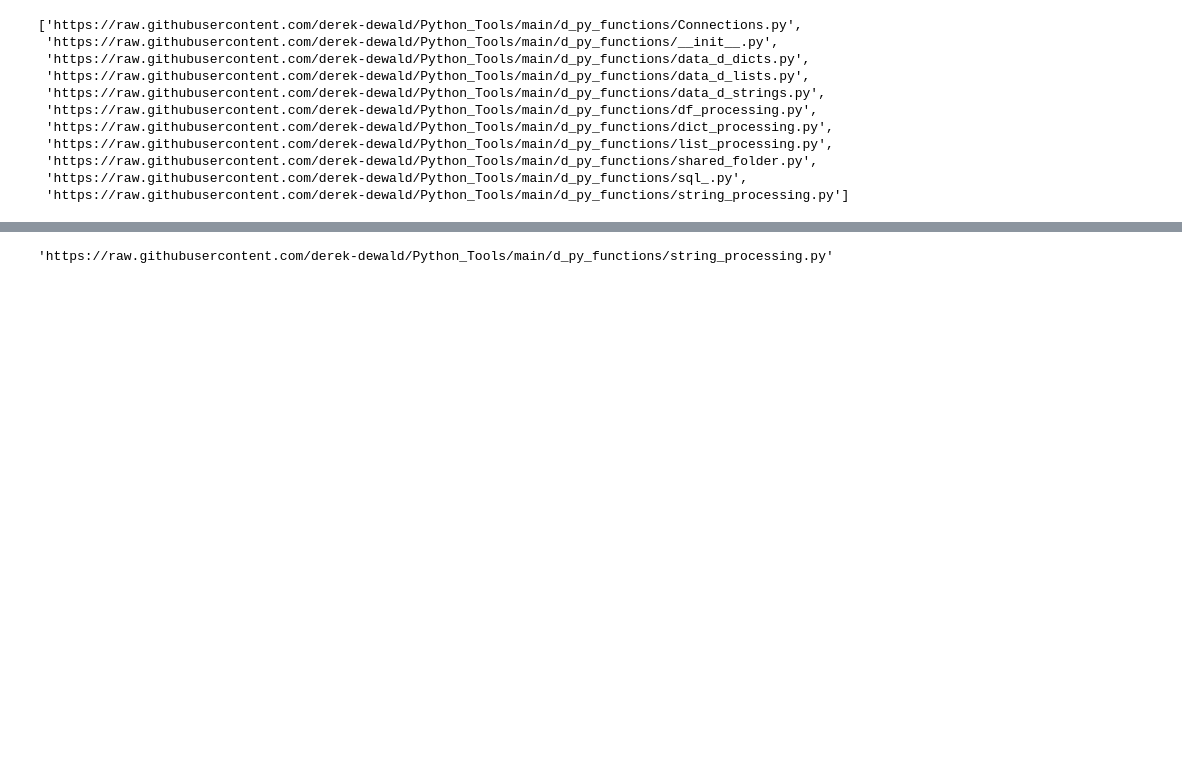
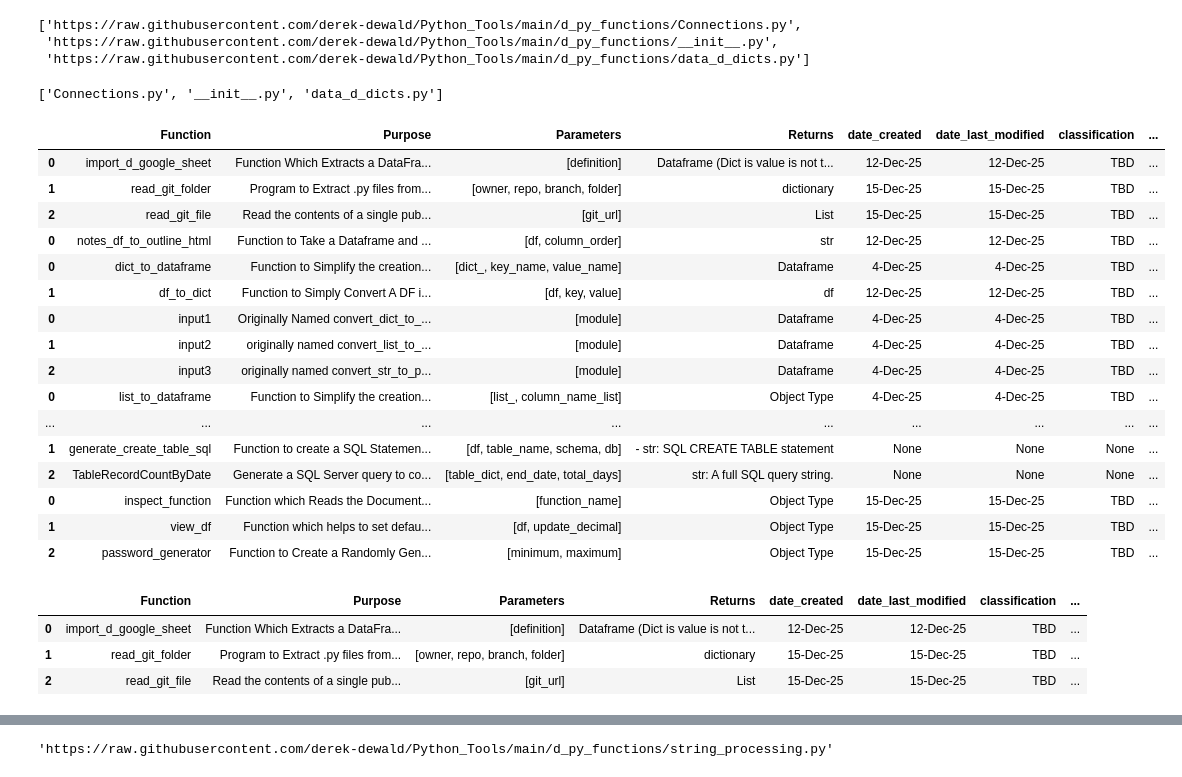
Before and after one commit to derek-dewald/Python_Tools, a Jupyter notebook: JupyterNotebooks/Daily WorkBook.ipynb, the cells around one changed output, grey strips where cells are left out. Cells and saved outputs as stored; diff of their text form; code cells hidden in the pictures; blank space fills up the shorter version.

```diff
--- a/JupyterNotebooks/Daily WorkBook.ipynb
+++ b/JupyterNotebooks/Daily WorkBook.ipynb
@@ -9,8 +9,9 @@ sys.path.append("/Users/derekdewald/Documents/Python/Github_Repo/d_py_functions"
 import streamlit as st
 import requests
 
+# This Function is manually produced here as by Default Git Doesnt know where to Look, and this helps it. Also Saved in connections.
 
-# This Function is manually produced here as by Default Git Doesnt know where to Look, and this helps it. Also Saved in connections.
+from connections import read_git_file
 
 def read_git_folder(owner='derek-dewald',repo='Python_Tools',branch='main',folder='d_py_functions'):
 
@@ -60,16 +61,60 @@ def read_git_folder(owner='derek-dewald',repo='Python_Tools',branch='main',folde
 git_file_dict = read_git_folder()
 git_file_list = [x['download_url'] for x in git_file_dict]
 git_file_name = [x['name'] for x in git_file_dict]
-git_file_list
+
+from shared_folder import parse_dot_py_file
+from connections import read_git_file
+
+function_list_df = pd.DataFrame()
+parameter_list_df = pd.DataFrame()
+
+for count,git_link in enumerate(git_file_list):
+    temp_func_text = read_git_file(git_link)
+    temp_function_df, temp_param_df = parse_dot_py_file(temp_func_text)
+    temp_function_df['Folder'] = git_file_name[count]
+    temp_param_df['Folder'] = git_file_name[count]
+    function_list_df = pd.concat([
+        function_list_df,
+        temp_function_df
+    ])
+    parameter_list_df = pd.concat([
+        parameter_list_df,
+        temp_function_df
+    ])
-# %% [output]
-['https://raw.githubusercontent.com/derek-dewald/Python_Tools/main/d_py_functions/Connections.py',
- 'https://raw.githubusercontent.com/derek-dewald/Python_Tools/main/d_py_functions/__init__.py',
- 'https://raw.githubusercontent.com/derek-dewald/Python_Tools/main/d_py_functions/data_d_dicts.py',
- 'https://raw.githubusercontent.com/derek-dewald/Python_Tools/main/d_py_functions/data_d_lists.py',
- 'https://raw.githubusercontent.com/derek-dewald/Python_Tools/main/d_py_functions/data_d_strings.py',
- 'https://raw.githubusercontent.com/derek-dewald/Python_Tools/main/d_py_functions/df_processing.py',
- 'https://raw.githubusercontent.com/derek-dewald/Python_Tools/main/d_py_functions/dict_processing.py',
- 'https://raw.githubusercontent.com/derek-dewald/Python_Tools/main/d_py_functions/list_processing.py',
- 'https://raw.githubusercontent.com/derek-dewald/Python_Tools/main/d_py_functions/shared_folder.py',
- 'https://raw.githubusercontent.com/derek-dewald/Python_Tools/main/d_py_functions/sql_.py',
- 'https://raw.githubusercontent.com/derek-dewald/Python_Tools/main/d_py_functions/string_processing.py']
+# %%
+git_file_list[:3]
+# %% [output]
+['https://raw.githubusercontent.com/derek-dewald/Python_Tools/main/d_py_functions/Connections.py',
+ 'https://raw.githubusercontent.com/derek-dewald/Python_Tools/main/d_py_functions/__init__.py',
+ 'https://raw.githubusercontent.com/derek-dewald/Python_Tools/main/d_py_functions/data_d_dicts.py']
+# %%
+git_file_name[:3]
+# %% [output]
+['Connections.py', '__init__.py', 'data_d_dicts.py']
+# %%
+parameter_list_df
+# %% [output]
+|  | Function | Purpose | Parameters | Returns | date_created | date_last_modified | classification | ... |
+| 0 | import_d_google_sheet | Function Which Extracts a DataFra... | [definition] | Dataframe (Dict is value is not t... | 12-Dec-25 | 12-Dec-25 | TBD | ... |
+| 1 | read_git_folder | Program to Extract .py files from... | [owner, repo, branch, folder] | dictionary | 15-Dec-25 | 15-Dec-25 | TBD | ... |
+| 2 | read_git_file | Read the contents of a single pub... | [git_url] | List | 15-Dec-25 | 15-Dec-25 | TBD | ... |
+| 0 | notes_df_to_outline_html | Function to Take a Dataframe and ... | [df, column_order] | str | 12-Dec-25 | 12-Dec-25 | TBD | ... |
+| 0 | dict_to_dataframe | Function to Simplify the creation... | [dict_, key_name, value_name] | Dataframe | 4-Dec-25 | 4-Dec-25 | TBD | ... |
+| 1 | df_to_dict | Function to Simply Convert A DF i... | [df, key, value] | df | 12-Dec-25 | 12-Dec-25 | TBD | ... |
+| 0 | input1 | Originally Named convert_dict_to_... | [module] | Dataframe | 4-Dec-25 | 4-Dec-25 | TBD | ... |
+| 1 | input2 | originally named convert_list_to_... | [module] | Dataframe | 4-Dec-25 | 4-Dec-25 | TBD | ... |
+| 2 | input3 | originally named convert_str_to_p... | [module] | Dataframe | 4-Dec-25 | 4-Dec-25 | TBD | ... |
+| 0 | list_to_dataframe | Function to Simplify the creation... | [list_, column_name_list] | Object Type | 4-Dec-25 | 4-Dec-25 | TBD | ... |
+| ... | ... | ... | ... | ... | ... | ... | ... | ... |
+| 1 | generate_create_table_sql | Function to create a SQL Statemen... | [df, table_name, schema, db] | - str: SQL CREATE TABLE statement | None | None | None | ... |
+| 2 | TableRecordCountByDate | Generate a SQL Server query to co... | [table_dict, end_date, total_days] | str: A full SQL query string. | None | None | None | ... |
+| 0 | inspect_function | Function which Reads the Document... | [function_name] | Object Type | 15-Dec-25 | 15-Dec-25 | TBD | ... |
+| 1 | view_df | Function which helps to set defau... | [df, update_decimal] | Object Type | 15-Dec-25 | 15-Dec-25 | TBD | ... |
+| 2 | password_generator | Function to Create a Randomly Gen... | [minimum, maximum] | Object Type | 15-Dec-25 | 15-Dec-25 | TBD | ... |
+# %%
+temp_function_df
+# %% [output]
+|  | Function | Purpose | Parameters | Returns | date_created | date_last_modified | classification | ... |
+| 0 | import_d_google_sheet | Function Which Extracts a DataFra... | [definition] | Dataframe (Dict is value is not t... | 12-Dec-25 | 12-Dec-25 | TBD | ... |
+| 1 | read_git_folder | Program to Extract .py files from... | [owner, repo, branch, folder] | dictionary | 15-Dec-25 | 15-Dec-25 | TBD | ... |
+| 2 | read_git_file | Read the contents of a single pub... | [git_url] | List | 15-Dec-25 | 15-Dec-25 | TBD | ... |
```
Also changed, not shown: parts of 2 cells of this notebook, 6 other files.
